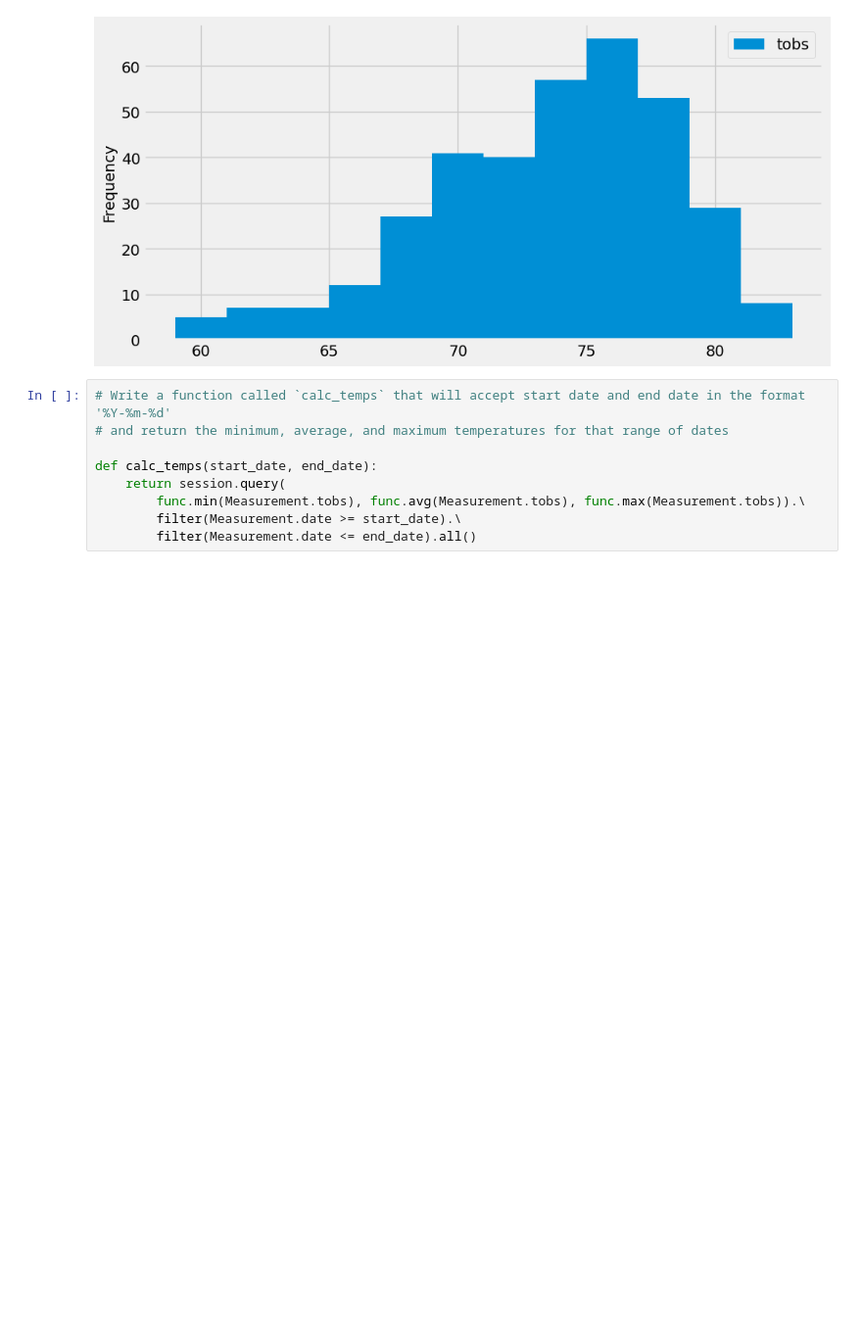
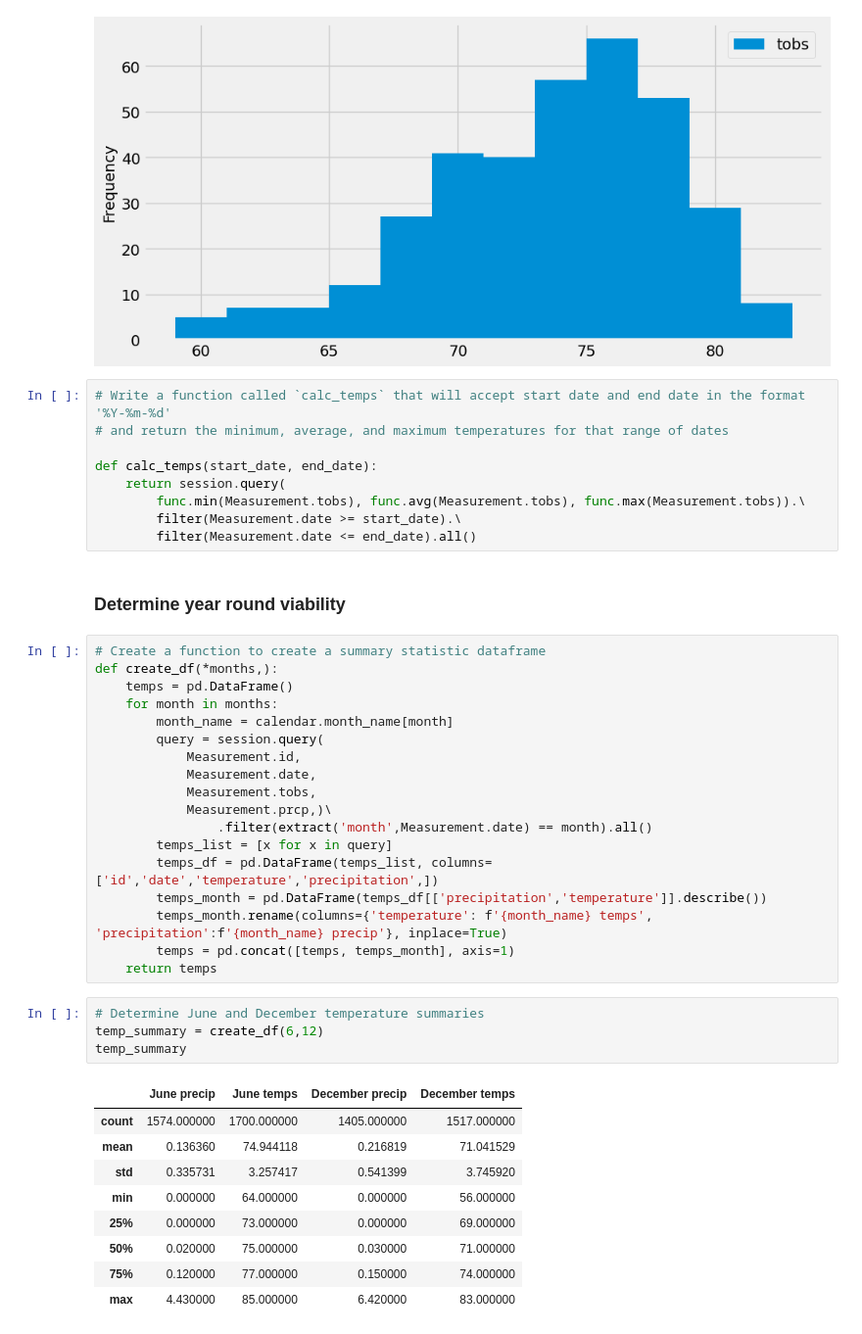
Before and after one commit to LJD0/Business_Climate_Analysis, a Jupyter notebook: Temperature_data.ipynb, the cells around one changed output. Shown at 98% size. Saved outputs shown, nothing was run; the diff lists cells and outputs as text; blank space fills up the shorter version.

```diff
--- a/Temperature_data.ipynb
+++ b/Temperature_data.ipynb
@@ -132,3 +134,37 @@ def calc_temps(start_date, end_date):
         func.min(Measurement.tobs), func.avg(Measurement.tobs), func.max(Measurement.tobs)).\
         filter(Measurement.date >= start_date).\
         filter(Measurement.date <= end_date).all()
+# %% [markdown]
+### Determine year round viability
+# %%
+# Create a function to create a summary statistic dataframe
+def create_df(*months,):
+    temps = pd.DataFrame()
+    for month in months:
+        month_name = calendar.month_name[month]
+        query = session.query(
+            Measurement.id,
+            Measurement.date,
+            Measurement.tobs,
+            Measurement.prcp,)\
+                .filter(extract('month',Measurement.date) == month).all()
+        temps_list = [x for x in query]
+        temps_df = pd.DataFrame(temps_list, columns=['id','date','temperature','precipitation',])
+        temps_month = pd.DataFrame(temps_df[['precipitation','temperature']].describe())
+        temps_month.rename(columns={'temperature': f'{month_name} temps', 'precipitation':f'{month_name} precip'}, inplace=True)
+        temps = pd.concat([temps, temps_month], axis=1)
+    return temps
+# %%
+# Determine June and December temperature summaries
+temp_summary = create_df(6,12)
+temp_summary
+# %% [output]
+|  | June precip | June temps | December precip | December temps |
+| count | 1574.000000 | 1700.000000 | 1405.000000 | 1517.000000 |
+| mean | 0.136360 | 74.944118 | 0.216819 | 71.041529 |
+| std | 0.335731 | 3.257417 | 0.541399 | 3.745920 |
+| min | 0.000000 | 64.000000 | 0.000000 | 56.000000 |
+| 25% | 0.000000 | 73.000000 | 0.000000 | 69.000000 |
+| 50% | 0.020000 | 75.000000 | 0.030000 | 71.000000 |
+| 75% | 0.120000 | 77.000000 | 0.150000 | 74.000000 |
+| max | 4.430000 | 85.000000 | 6.420000 | 83.000000 |
```
Also changed, not shown: parts of 3 cells of this notebook, 1 other file.
